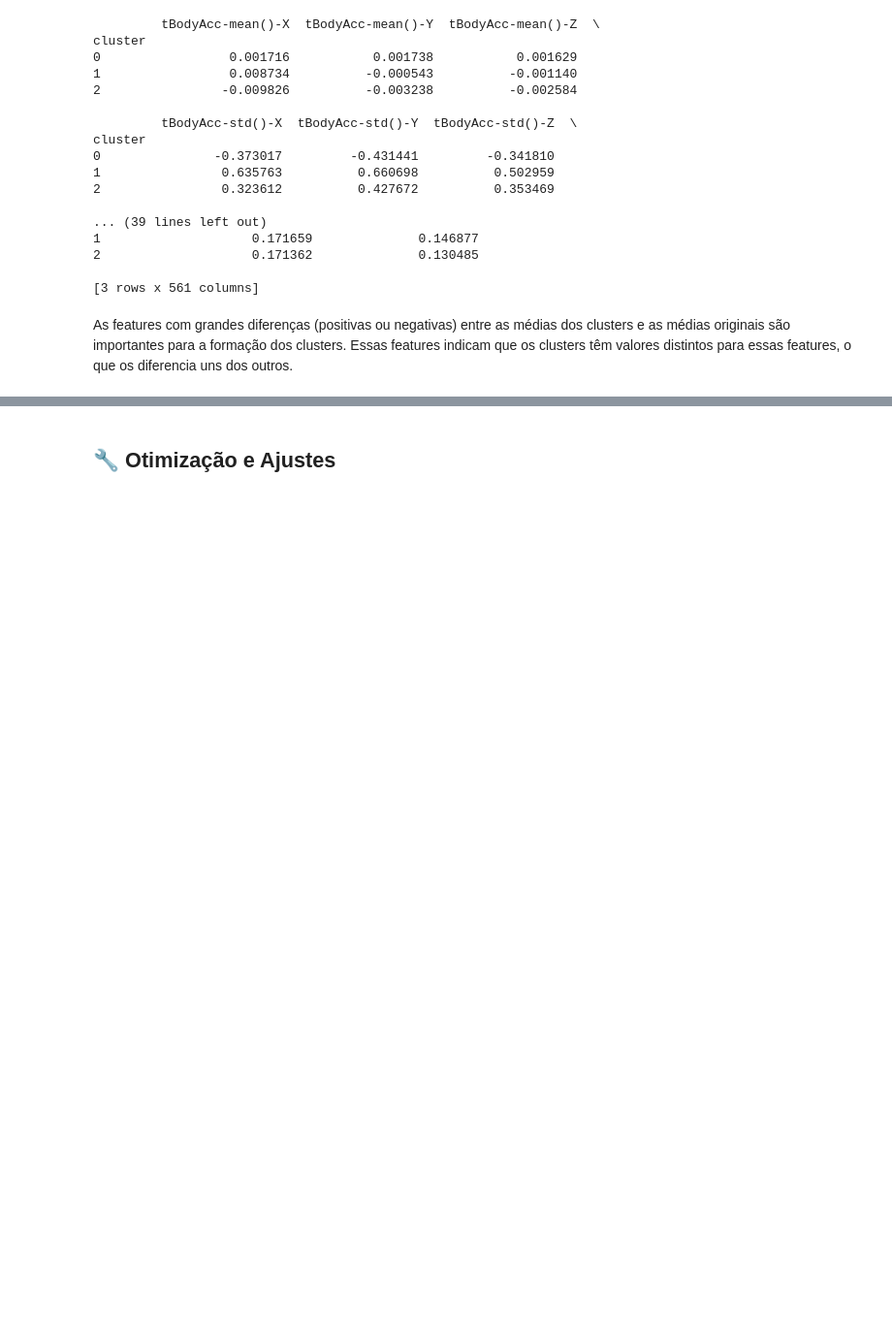
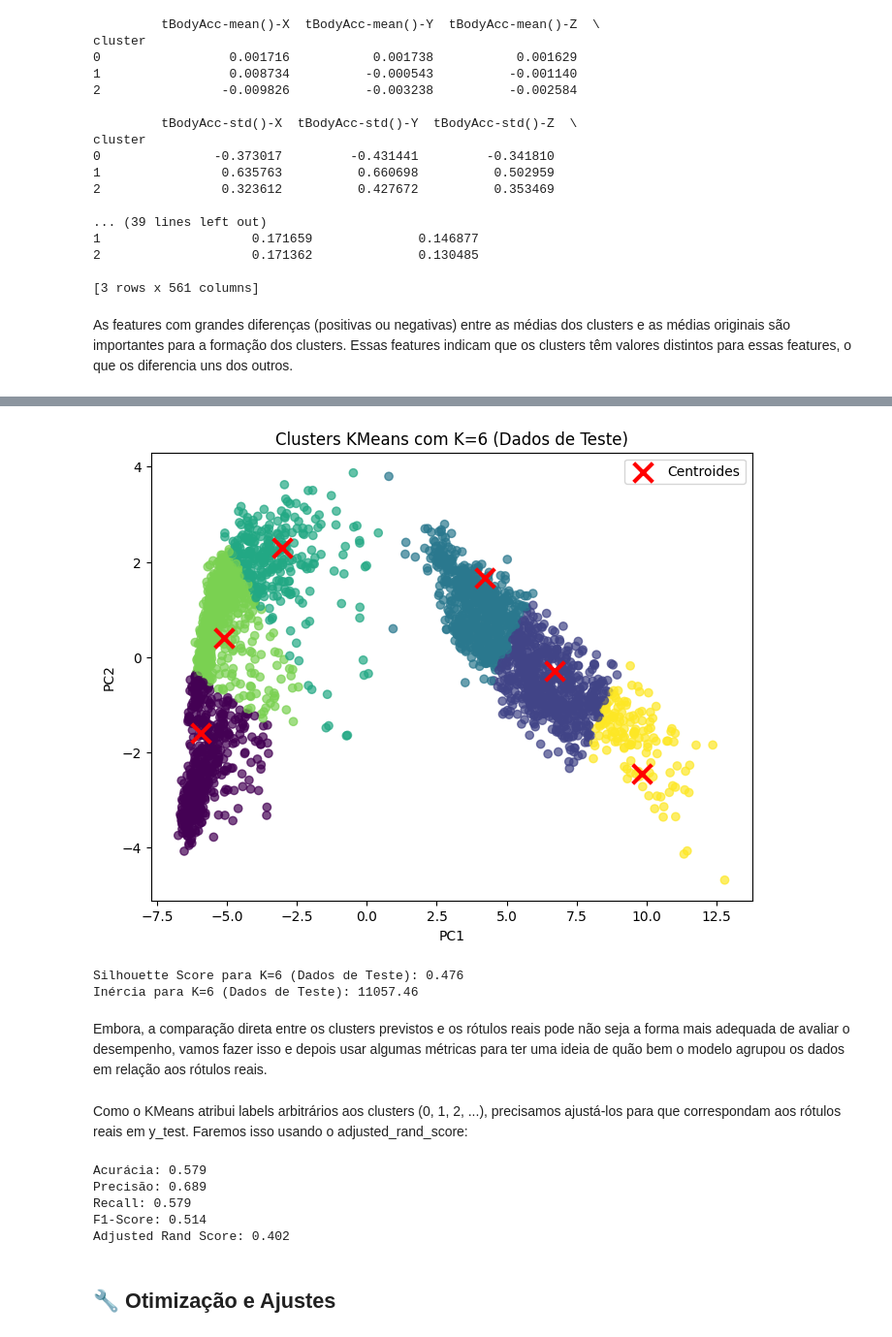
Before and after one commit to viniciussz7/projeto_kmeans, a Jupyter notebook: kmeans.ipynb, the cells around one changed output, grey strips where cells are left out. Shown at 97% size. Cells and saved outputs as stored; diff of their text form; code cells hidden in the pictures; blank space fills up the shorter version.

```diff
--- a/kmeans.ipynb
+++ b/kmeans.ipynb
@@ -495,0 +476,32 @@ As features com grandes diferenças (positivas ou negativas) entre as médias do
+# %%
+k = 6 # Utilizar as 6 AVDs pre definidas
+
+kmeans = KMeans(n_clusters=k, random_state=42)
+kmeans.fit(X_train_pca)  # Treinar o modelo com os dados de treino
+labels = kmeans.predict(X_test_pca)  # Prever os clusters nos dados de teste
+
+# Plotar os clusters dos dados de teste
+plt.figure(figsize=(8, 6))
+plt.scatter(X_test_pca[:, 0], X_test_pca[:, 1], c=labels, cmap='viridis', alpha=0.7)
+plt.scatter(kmeans.cluster_centers_[:, 0], kmeans.cluster_centers_[:, 1], marker='x', s=200, linewidths=3, color='red', label='Centroides')
+plt.title(f'Clusters KMeans com K={k} (Dados de Teste)')
+plt.xlabel('PC1')
+plt.ylabel('PC2')
+plt.legend()
+plt.show()
+
+# Calcular o Silhouette Score para os dados de teste
+silhouette_avg = silhouette_score(X_test_pca, labels)
+print(f"Silhouette Score para K={k} (Dados de Teste): {silhouette_avg:.3f}")
+
+# Calcular a inércia para os dados de teste
+inertia = kmeans.inertia_  # A inércia é calculada durante o treinamento do modelo
+print(f"Inércia para K={k} (Dados de Teste): {inertia:.2f}")
+# %% [output]
+[figure, added]
+Silhouette Score para K=6 (Dados de Teste): 0.476
+Inércia para K=6 (Dados de Teste): 11057.46
+# %% [markdown]
+Embora, a comparação direta entre os clusters previstos e os rótulos reais pode não seja a forma mais adequada de avaliar o desempenho, vamos fazer isso e depois usar algumas métricas para ter uma ideia de quão bem o modelo agrupou os dados em relação aos rótulos reais.
+# %% [markdown]
+Como o KMeans atribui labels arbitrários aos clusters (0, 1, 2, ...), precisamos ajustá-los para que correspondam aos rótulos reais em y_test. Faremos isso usando o adjusted_rand_score:
@@ -496,3 +532,28 @@ As features com grandes diferenças (positivas ou negativas) entre as médias do
+# %%
+from sklearn.metrics import accuracy_score, precision_score, recall_score, f1_score
+
+# Calcular a acurácia
+accuracy = accuracy_score(y_test, mapped_labels)
+print(f"Acurácia: {accuracy:.3f}")
+
+# Calcular a precisão, recall e F1-score (média ponderada)
+precision = precision_score(y_test, mapped_labels, average='weighted', zero_division=1)
+recall = recall_score(y_test, mapped_labels, average='weighted', zero_division=1)
+f1 = f1_score(y_test, mapped_labels, average='weighted', zero_division=1)
+
+print(f"Precisão: {precision:.3f}")
+print(f"Recall: {recall:.3f}")
+print(f"F1-Score: {f1:.3f}")
+
+# Adjusted Rand Score
+ars = adjusted_rand_score(y_test, labels)
+print(f"Adjusted Rand Score: {ars:.3f}")
+# %% [output]
+Acurácia: 0.579
+Precisão: 0.689
+Recall: 0.579
+F1-Score: 0.514
+Adjusted Rand Score: 0.402
 # %% [markdown]
 ## 🔧 Otimização e Ajustes
 # %% [markdown]
```
Also changed, not shown: parts of 14 cells of this notebook.
